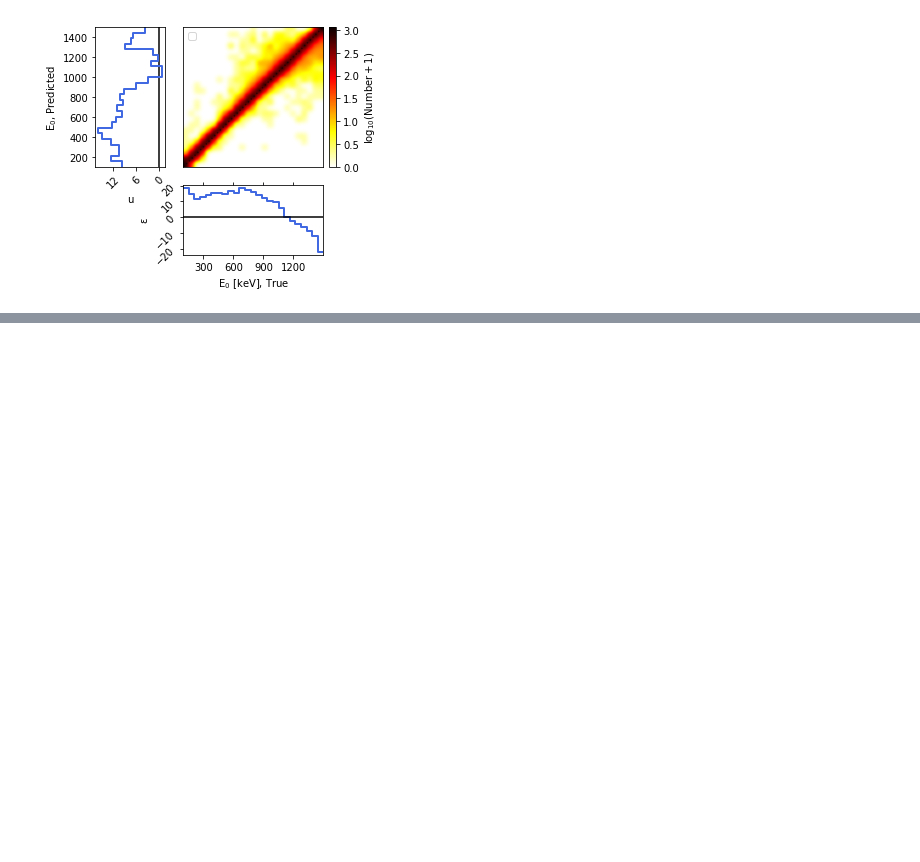
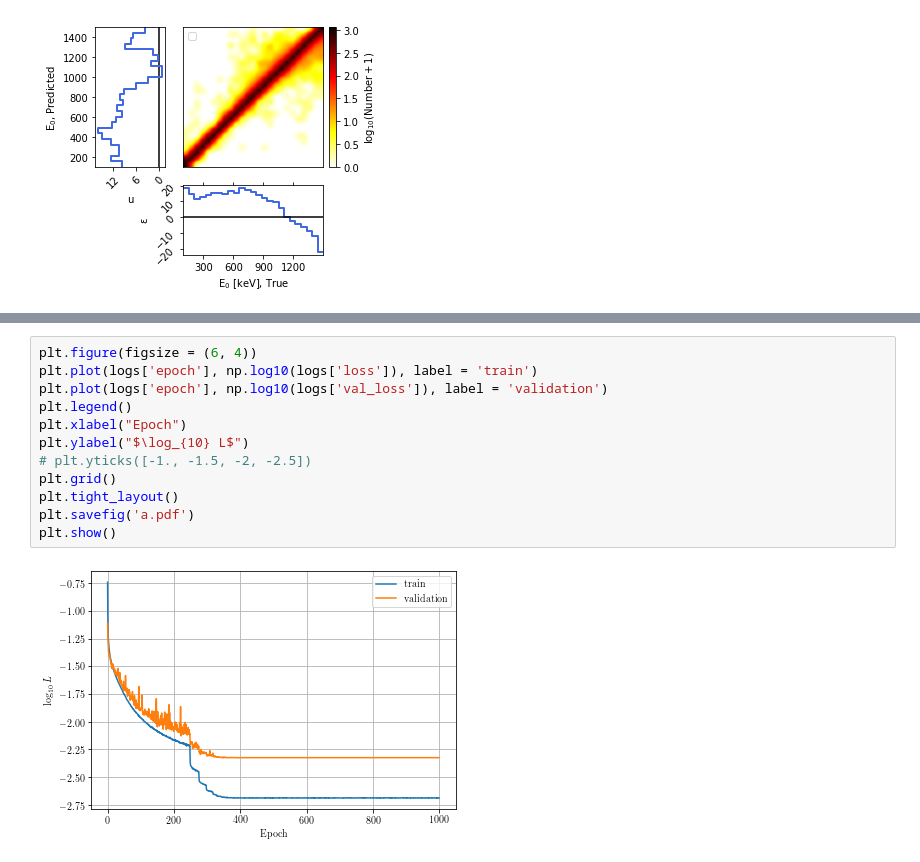
Before and after one commit to gfiameni/21CNN, a Jupyter notebook: jupyter_notebooks/PlotModel.ipynb, the cells around one changed output, grey strips where cells are left out. Saved outputs shown, nothing was run; the diff lists cells and outputs as text; blank space fills up the shorter version.

```diff
--- a/jupyter_notebooks/PlotModel.ipynb
+++ b/jupyter_notebooks/PlotModel.ipynb
@@ -598,0 +616,14 @@ number of points:  40000
+# %%
+plt.figure(figsize = (6, 4))
+plt.plot(logs['epoch'], np.log10(logs['loss']), label = 'train')
+plt.plot(logs['epoch'], np.log10(logs['val_loss']), label = 'validation')
+plt.legend()
+plt.xlabel("Epoch")
+plt.ylabel("$\log_{10} L$")
+# plt.yticks([-1., -1.5, -2, -2.5])
+plt.grid()
+plt.tight_layout()
+plt.savefig('a.pdf')
+plt.show()
+# %% [output]
+[figure, added]
```
Also changed, not shown: parts of 2 cells of this notebook, 2 other files.
